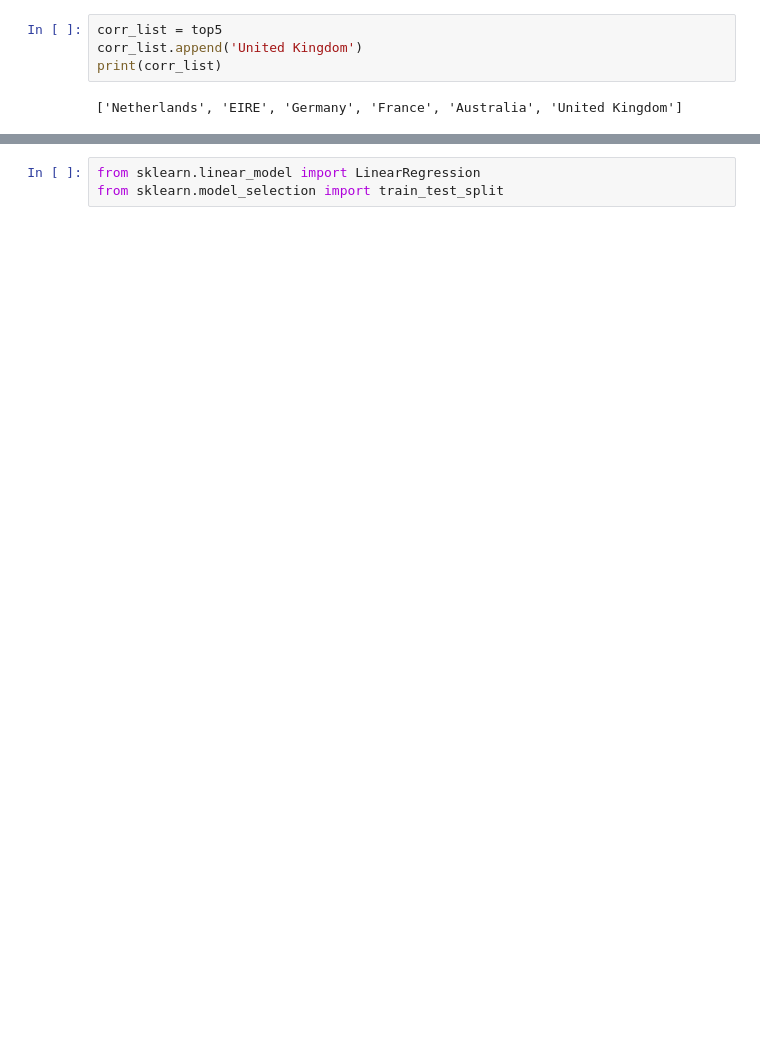
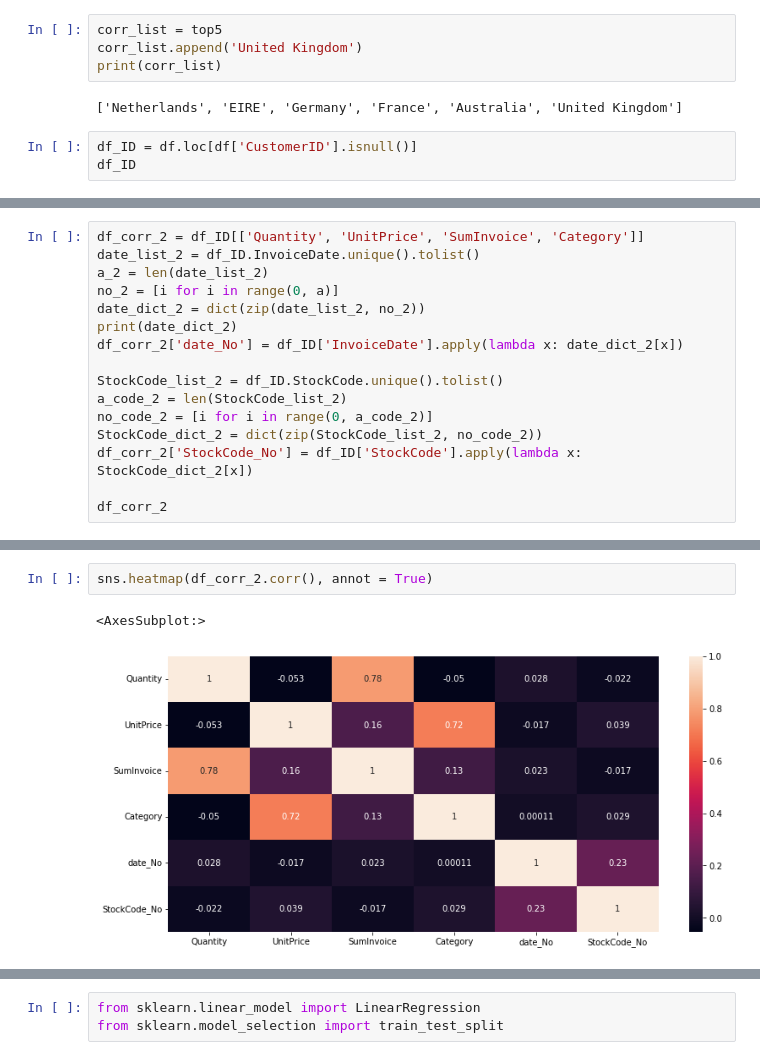
Before and after one commit to semina-lena/Eremeeva_DA-27, a Jupyter notebook: Eremeeva_DA-27.ipynb, the cells around one changed output, grey strips where cells are left out. Cells and saved outputs as stored; diff of their text form; blank space fills up the shorter version.

```diff
--- a/Eremeeva_DA-27.ipynb
+++ b/Eremeeva_DA-27.ipynb
@@ -616,3 +627,6 @@ corr_list.append('United Kingdom')
 print(corr_list)
 # %% [output]
 ['Netherlands', 'EIRE', 'Germany', 'France', 'Australia', 'United Kingdom']
+# %%
+df_ID = df.loc[df['CustomerID'].isnull()]
+df_ID
@@ -618,0 +647,16 @@ print(corr_list)
+# %%
+df_corr_2 = df_ID[['Quantity', 'UnitPrice', 'SumInvoice', 'Category']]
+date_list_2 = df_ID.InvoiceDate.unique().tolist()
+a_2 = len(date_list_2)
+no_2 = [i for i in range(0, a)]
+date_dict_2 = dict(zip(date_list_2, no_2))
+print(date_dict_2)
+df_corr_2['date_No'] = df_ID['InvoiceDate'].apply(lambda x: date_dict_2[x])
+
+StockCode_list_2 = df_ID.StockCode.unique().tolist()
+a_code_2 = len(StockCode_list_2)
+no_code_2 = [i for i in range(0, a_code_2)]
+StockCode_dict_2 = dict(zip(StockCode_list_2, no_code_2))
+df_corr_2['StockCode_No'] = df_ID['StockCode'].apply(lambda x: StockCode_dict_2[x])
+
+df_corr_2
@@ -618,0 +688,5 @@ print(corr_list)
+# %%
+sns.heatmap(df_corr_2.corr(), annot = True)
+# %% [output]
+<AxesSubplot:>
+[figure, added]
```
Also changed, not shown: parts of 15 cells of this notebook.
